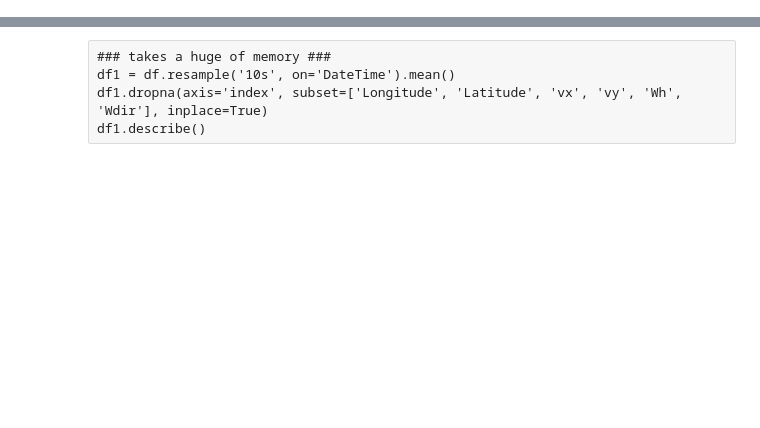
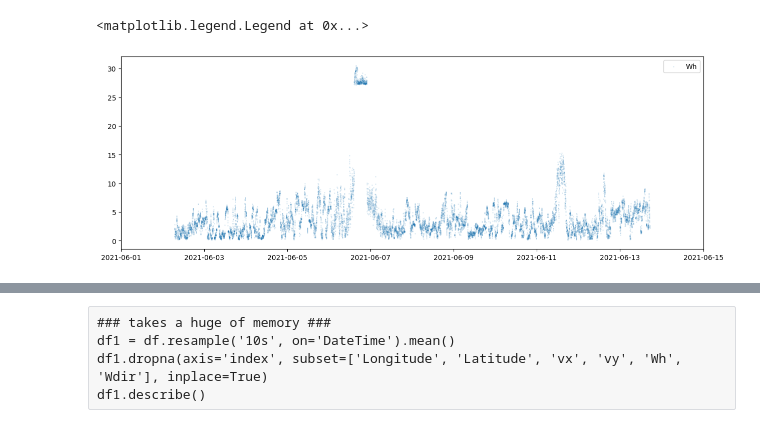
Before and after one commit to pestunov/BaikalDataHandler, a Jupyter notebook: readMeteo.ipynb, the cells around one changed output, grey strips where cells are left out. Cells and saved outputs as stored; diff of their text form; code cells hidden in the pictures; blank space fills up the shorter version.

```diff
--- a/readMeteo.ipynb
+++ b/readMeteo.ipynb
@@ -7,9 +7,9 @@ import glob
 #data_dir = "G:\\1_Data1\\93_BaikalJun2023Sea\\meteo\\"
 #data_dir = "G:\\1_Data1\\90_BaikalJun2022Sea\\Meteo\\"
 #data_dir = "G:\\1_Data1\\98_BaikalJul2024Sea\\origin\\"
-data_dir = "G:\\1_Data1\\sea\\meteo\\"
+data_dir = r'C:\Users\redmi\1_Data1\sea\meteo'
 pwd = data_dir
-data_files = glob.glob(data_dir + "*.txt")
+data_files = glob.glob(pwd + r"\*.txt")
 data_files
 # %%
 dfl = []
@@ -48,7 +87,11 @@ df.to_csv(pwd+'..//meteo.txt', sep='\t')
 # %%
 plt.rcParams['figure.figsize']=[15, 5]
 plt.scatter('DateTime', 'Wh', data=df, s=1, alpha=0.1)
 plt.xlim(pd.to_datetime('2021-06-01 00:00'), pd.to_datetime('2021-06-15 00:00'))
+plt.legend()
+# %% [output]
+<matplotlib.legend.Legend at 0x...>
+[figure, added]
 # %%
 dfm=df.copy()
 # %%
```
Also changed, not shown: parts of 30 cells of this notebook.
